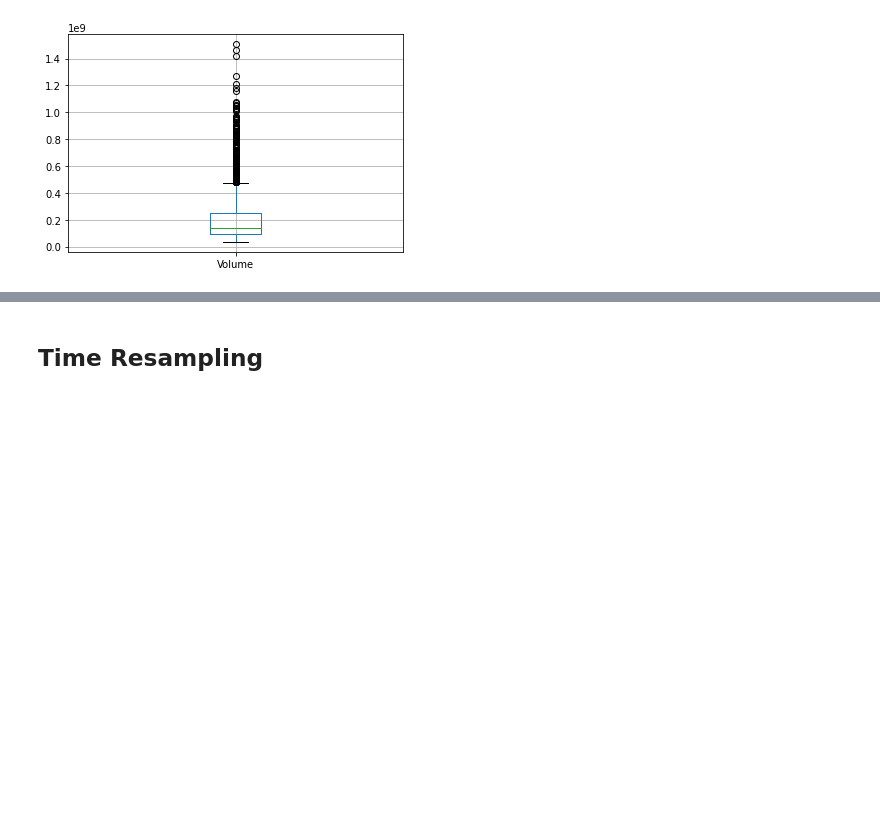
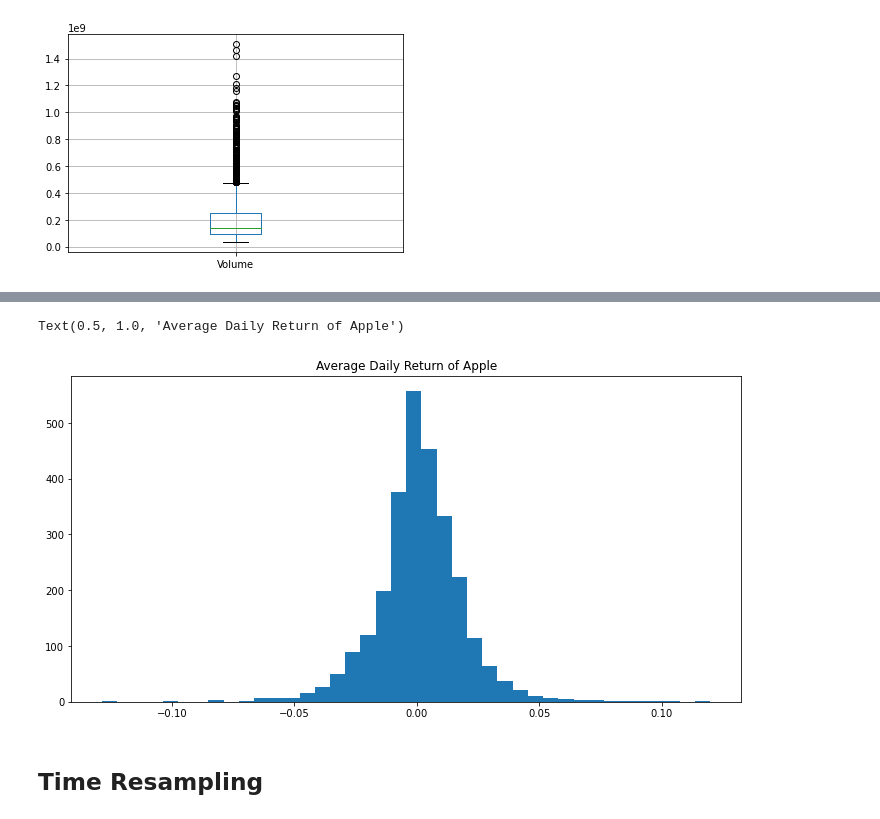
Before and after one commit to grantc00/Capstone-2, a Jupyter notebook: Capstone2.ipynb, the cells around one changed output, grey strips where cells are left out. Cells and saved outputs as stored; diff of their text form; code cells hidden in the pictures; blank space fills up the shorter version.

```diff
--- a/Capstone2.ipynb
+++ b/Capstone2.ipynb
@@ -155,3 +185,12 @@ df_aapl[['Volume']].boxplot()
+# %%
+# Daily Return Average of apple
+
+plt.figure(figsize=(12, 6))
+plt.hist(df_aapl['Adj Close'].pct_change(), bins=40)
+plt.title('Average Daily Return of Apple')
+# %% [output]
+Text(0.5, 1.0, 'Average Daily Return of Apple')
+[figure, added]
 # %% [markdown]
 ## Time Resampling
 # %%
```
Also changed, not shown: parts of 9 cells of this notebook.
